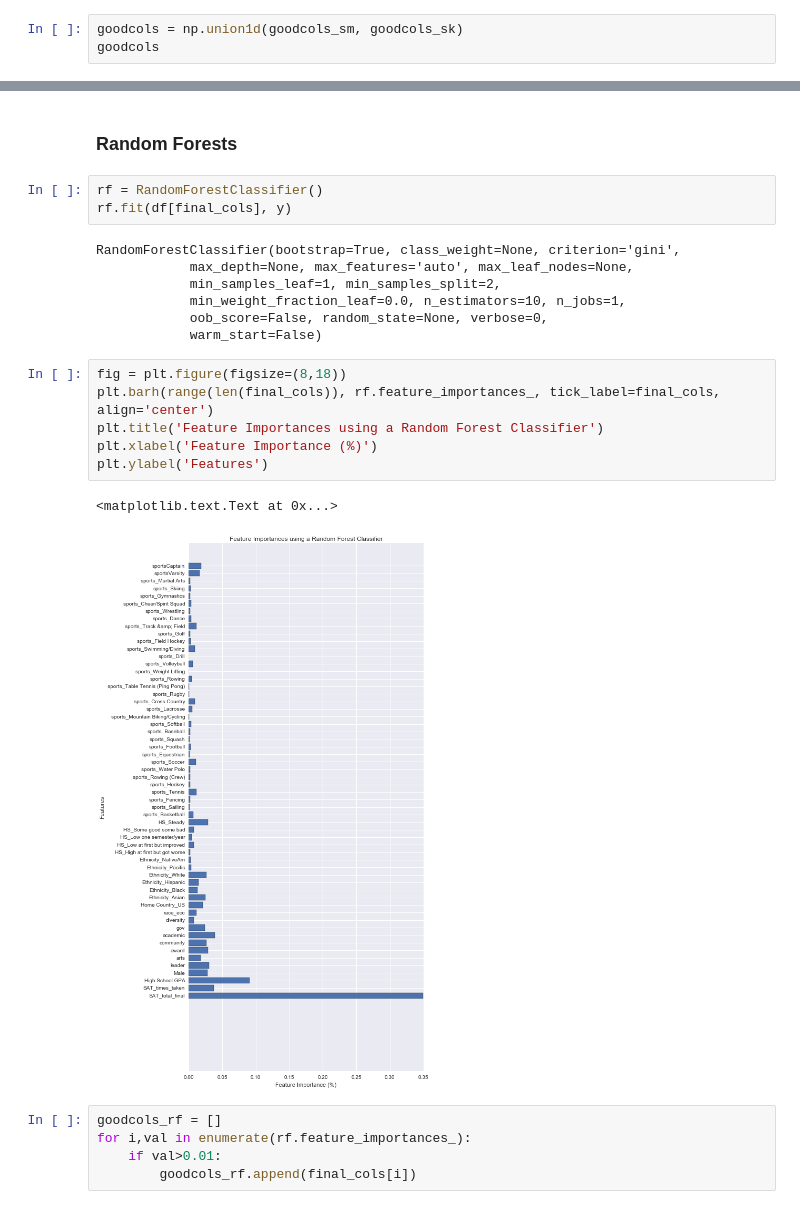
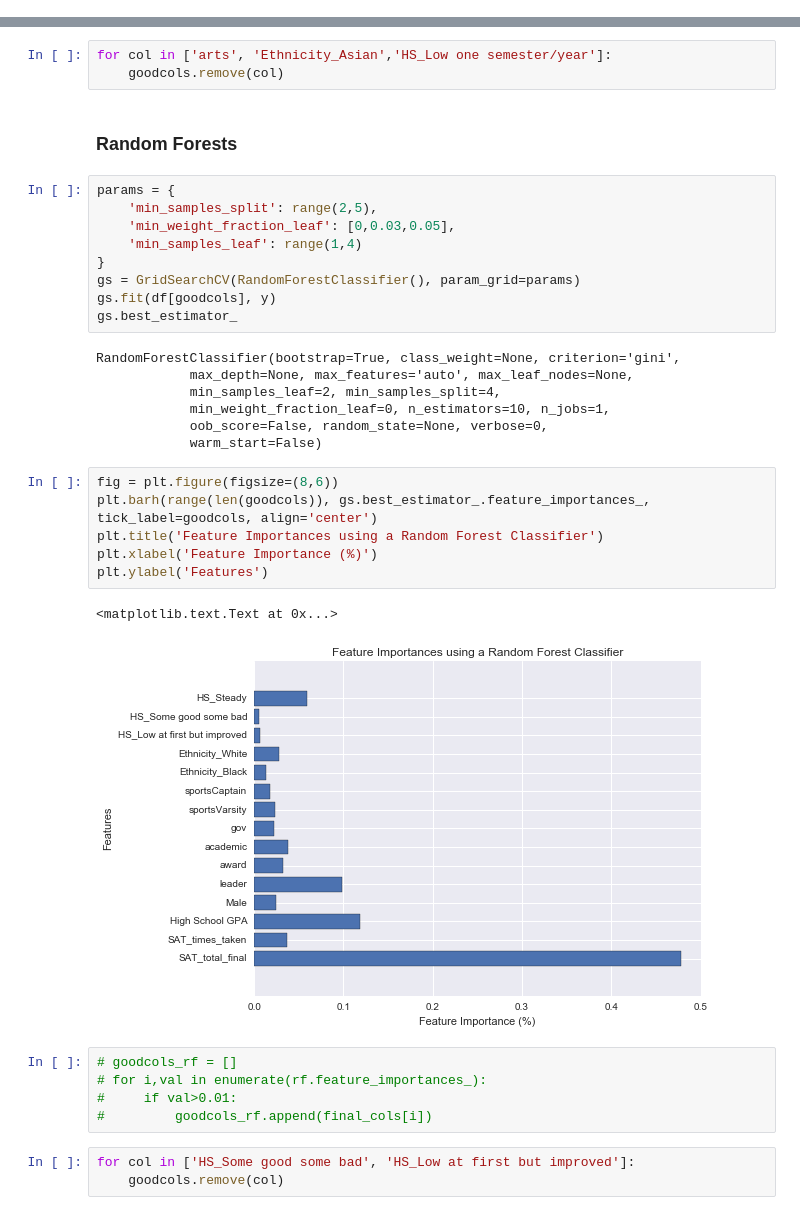
Before and after one commit to yungmsh/mining_the_common_app, a Jupyter notebook: code/5_Modeling.ipynb, the cells around one changed output, grey strips where cells are left out. Cells and saved outputs as stored; diff of their text form.

```diff
--- a/code/5_Modeling.ipynb
+++ b/code/5_Modeling.ipynb
@@ -223,3 +172,0 @@ for i,val in enumerate(betas[-2]):
-# %%
-goodcols = np.union1d(goodcols_sm, goodcols_sk)
-goodcols
@@ -238,27 +211,39 @@ array(['Ethnicity_Asian', 'Ethnicity_Black', 'Ethnicity_Hispanic',
+# %%
+for col in ['arts', 'Ethnicity_Asian','HS_Low one semester/year']:
+    goodcols.remove(col)
 # %% [markdown]
 ### Random Forests
-# %%
-rf = RandomForestClassifier()
-rf.fit(df[final_cols], y)
-# %% [output]
-RandomForestClassifier(bootstrap=True, class_weight=None, criterion='gini',
-            max_depth=None, max_features='auto', max_leaf_nodes=None,
-            min_samples_leaf=1, min_samples_split=2,
-            min_weight_fraction_leaf=0.0, n_estimators=10, n_jobs=1,
-            oob_score=False, random_state=None, verbose=0,
-            warm_start=False)
+# %%
+params = {
+    'min_samples_split': range(2,5),
+    'min_weight_fraction_leaf': [0,0.03,0.05],
+    'min_samples_leaf': range(1,4)
+}
+gs = GridSearchCV(RandomForestClassifier(), param_grid=params)
+gs.fit(df[goodcols], y)
+gs.best_estimator_
+# %% [output]
+RandomForestClassifier(bootstrap=True, class_weight=None, criterion='gini',
+            max_depth=None, max_features='auto', max_leaf_nodes=None,
+            min_samples_leaf=2, min_samples_split=4,
+            min_weight_fraction_leaf=0, n_estimators=10, n_jobs=1,
+            oob_score=False, random_state=None, verbose=0,
+            warm_start=False)
 # %%
-fig = plt.figure(figsize=(8,18))
-plt.barh(range(len(final_cols)), rf.feature_importances_, tick_label=final_cols, align='center')
+fig = plt.figure(figsize=(8,6))
+plt.barh(range(len(goodcols)), gs.best_estimator_.feature_importances_, tick_label=goodcols, align='center')
 plt.title('Feature Importances using a Random Forest Classifier')
 plt.xlabel('Feature Importance (%)')
 plt.ylabel('Features')
 # %% [output]
 <matplotlib.text.Text at 0x...>
-[figure, old version]
+[figure, new version]
 # %%
-goodcols_rf = []
-for i,val in enumerate(rf.feature_importances_):
-    if val>0.01:
-        goodcols_rf.append(final_cols[i])
+# goodcols_rf = []
+# for i,val in enumerate(rf.feature_importances_):
+#     if val>0.01:
+#         goodcols_rf.append(final_cols[i])
+# %%
+for col in ['HS_Some good some bad', 'HS_Low at first but improved']:
+    goodcols.remove(col)
 # %%
```
Also changed, not shown: parts of 20 cells of this notebook, 5 other files.
